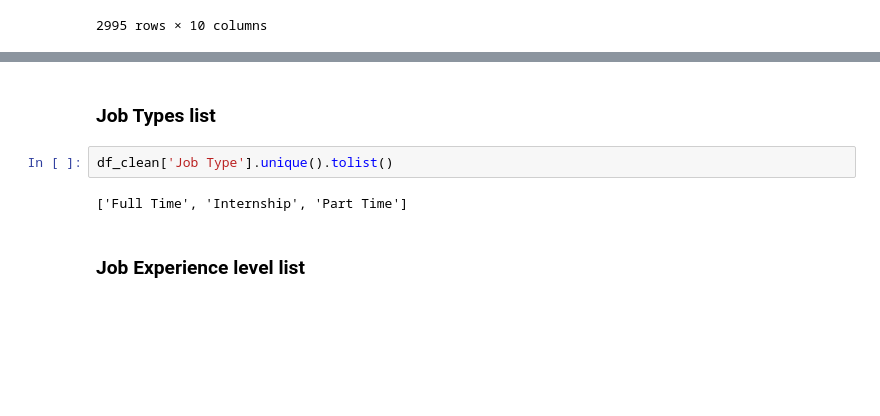
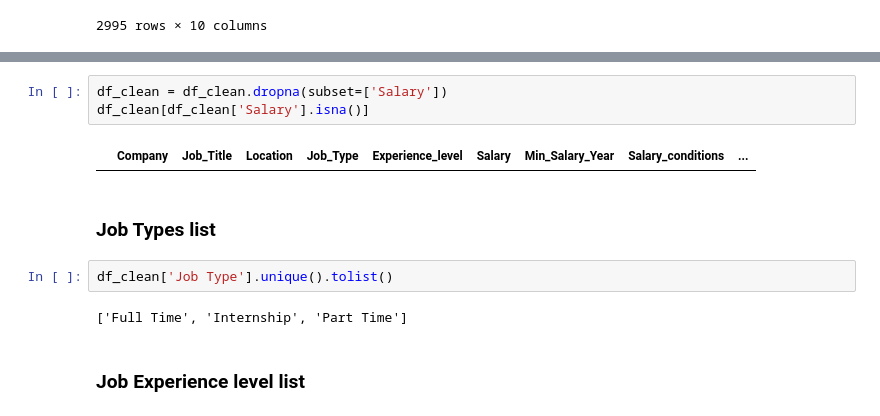
Before and after one commit to Tarifi-Hicham/jobs_project, a Jupyter notebook: script.ipynb, the cells around one changed output, grey strips where cells are left out. Saved outputs shown, nothing was run; the diff lists cells and outputs as text; blank space fills up the shorter version.

```diff
--- a/script.ipynb
+++ b/script.ipynb
@@ -182,3 +286,8 @@ df_clean
+# %%
+df_clean = df_clean.dropna(subset=['Salary'])
+df_clean[df_clean['Salary'].isna()]
+# %% [output]
+|  | Company | Job_Title | Location | Job_Type | Experience_level | Salary | Min_Salary_Year | Salary_conditions | ... |
 # %% [markdown]
 <h3>Job Types list</h3>
 # %%
```
Also changed, not shown: parts of 10 cells of this notebook.
